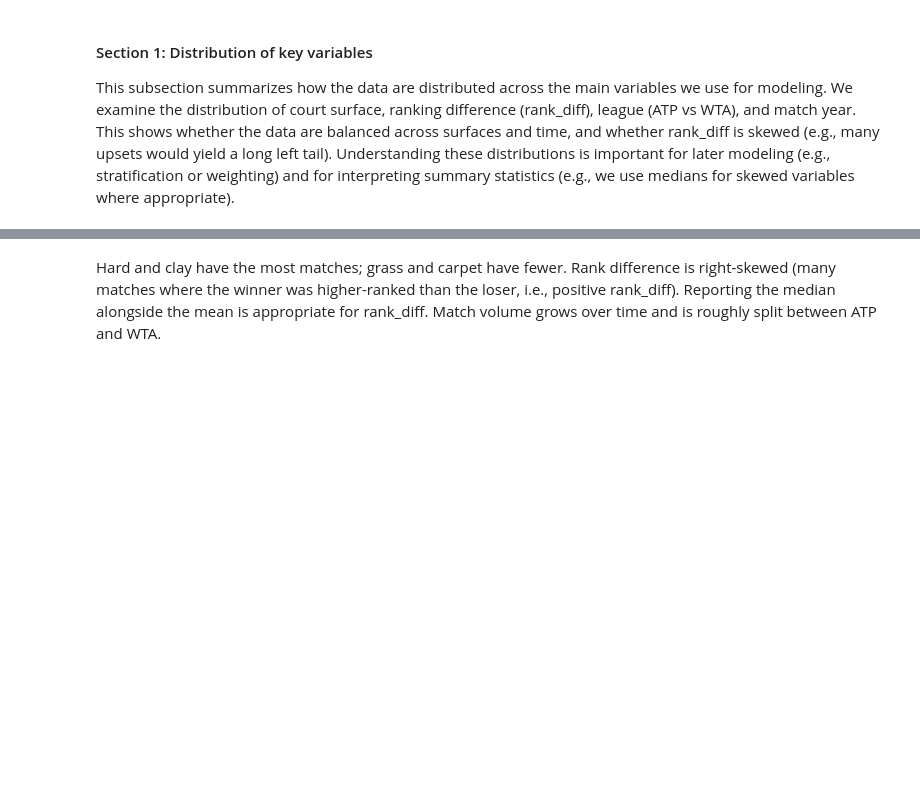
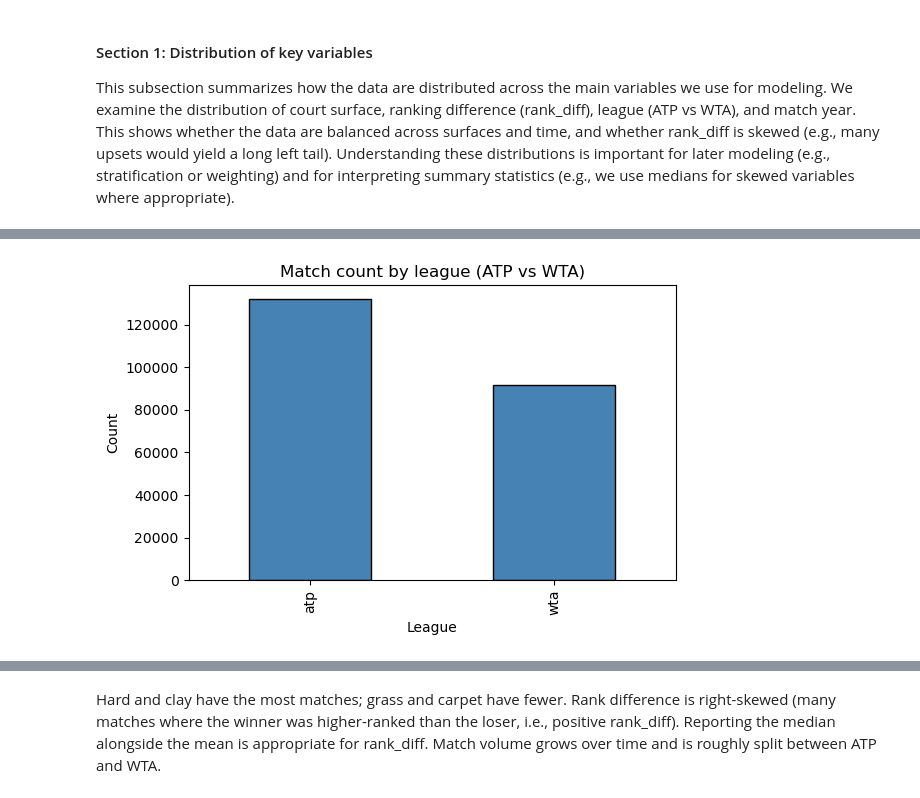
Before and after one commit to hhalsaif/Group003_WI26, a Jupyter notebook: 02-EDACheckpoint.ipynb, the cells around one changed output, grey strips where cells are left out. Saved outputs shown, nothing was run; the diff lists cells and outputs as text; code cells hidden in the pictures; blank space fills up the shorter version.

```diff
--- a/02-EDACheckpoint.ipynb
+++ b/02-EDACheckpoint.ipynb
@@ -197,0 +203,14 @@ Name: count, dtype: int64
+# %%
+# Plot 3: League distribution
+fig, ax = plt.subplots(figsize=(6, 4))
+
+df["league"].value_counts().plot(kind="bar", ax=ax, color="steelblue", edgecolor="black")
+ax.set_title("Match count by league (ATP vs WTA)")
+ax.set_xlabel("League")
+ax.set_ylabel("Count")
+
+plt.tight_layout()
+fig.savefig("results/eda_league_counts.png", dpi=200, bbox_inches="tight")
+plt.show()
+# %% [output]
+[figure, added]
```
Also changed, not shown: parts of 4 cells of this notebook, 12 other files.
